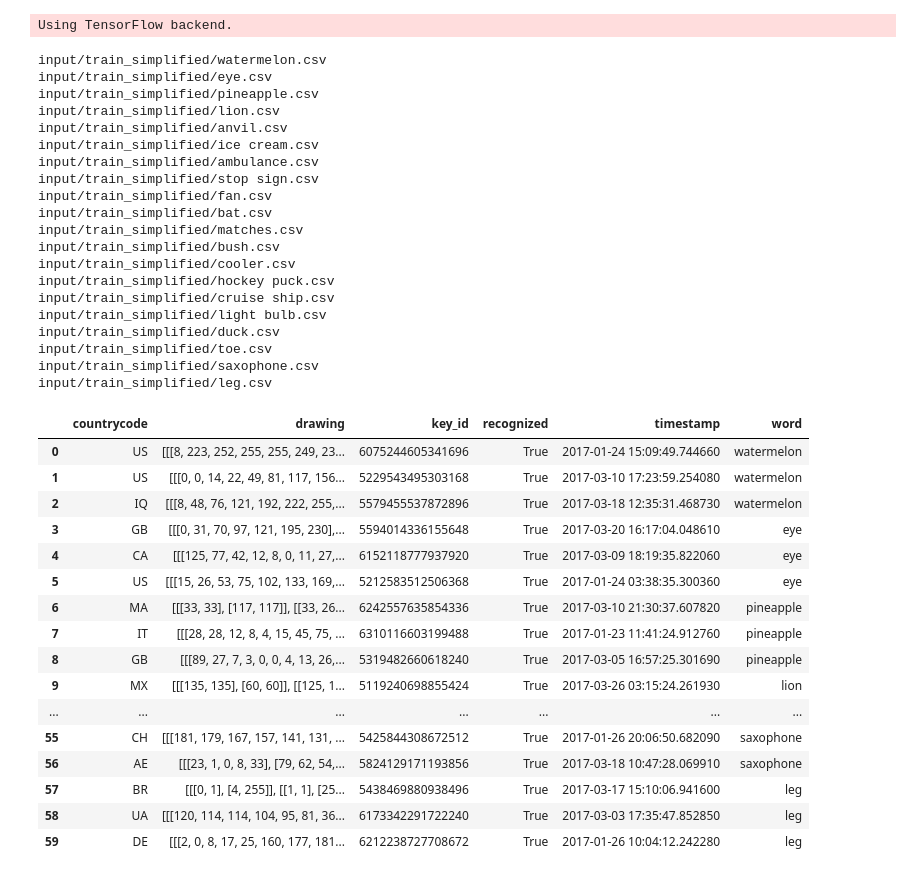
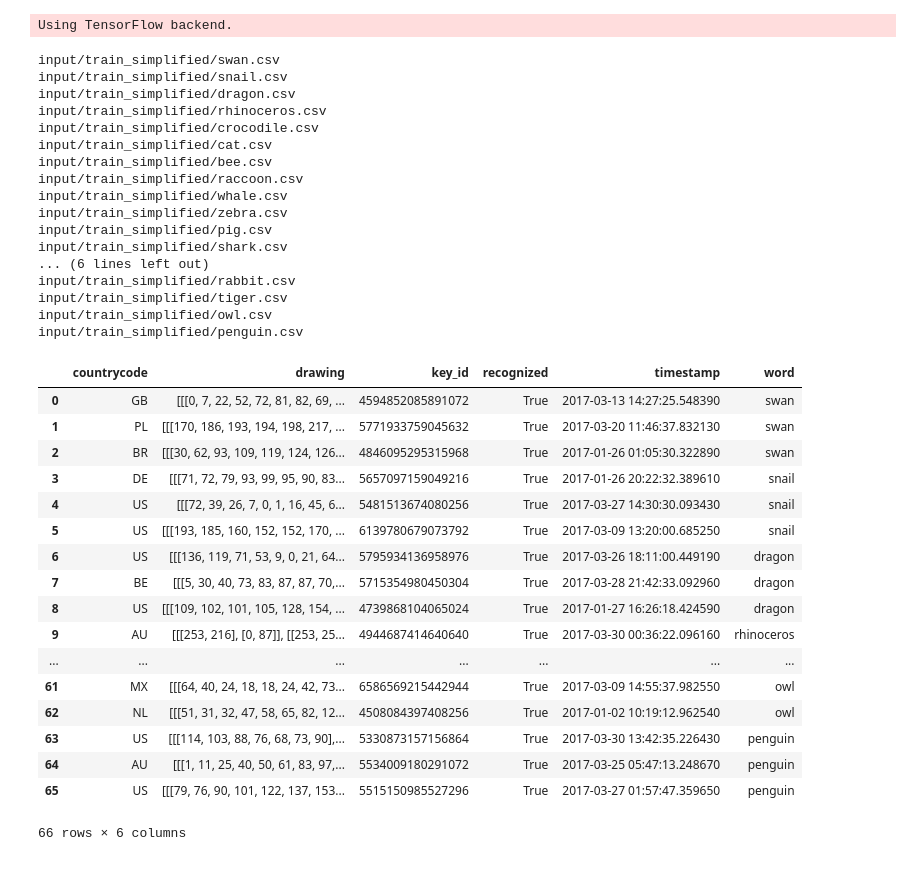
Before and after one commit to AbirHassan/DoodleDetect, a Jupyter notebook: Doodle Detect - Convolution Neural Network.ipynb, the cells around one changed output. Cells and saved outputs as stored; diff of their text form; code cells hidden in the pictures.

```diff
--- a/Doodle Detect - Convolution Neural Network.ipynb
+++ b/Doodle Detect - Convolution Neural Network.ipynb
@@ -22,57 +21,56 @@ from io import BytesIO
 Using TensorFlow backend.
 # %%
 fnames = os.listdir("input/train_simplified")
+fnames = ['input/train_simplified/cat.csv', 'input/train_simplified/dog.csv', 'input/train_simplified/dragon.csv', 'input/train_simplified/bee.csv', 'input/train_simplified/zebra.csv', 'input/train_simplified/crocodile.csv', 'input/train_simplified/hedgehog.csv', 'input/train_simplified/kangaroo.csv', 'input/train_simplified/lobster.csv', 'input/train_simplified/owl.csv', 'input/train_simplified/pig.csv', 'input/train_simplified/rabbit.csv', 'input/train_simplified/raccoon.csv', 'input/train_simplified/flamingo.csv', 'input/train_simplified/rhinoceros.csv', 'input/train_simplified/shark.csv', 'input/train_simplified/snail.csv', 'input/train_simplified/squirrel.csv', 'input/train_simplified/swan.csv', 'input/train_simplified/tiger.csv', 'input/train_simplified/whale.csv', 'input/train_simplified/penguin.csv']
 shuffle(fnames)
-fnames = fnames[0:20]
+#fnames = fnames[0:20]
 cnames = ['countrycode', 'drawing', 'key_id', 'recognized', 'timestamp', 'word']
 drawlist = []
 for f in fnames:
-    f = "input/train_simplified/" + f
+    #f = "input/train_simplified/" + f
     print(f)
     with open(f, 'r') as file:
-        first = pd.read_csv(file, nrows=10) # make sure we get a recognized drawing
+        first = pd.read_csv(file, nrows=10)
         first = first[first.recognized==True].head(3)
         drawlist.append(first)
 draw_df = pd.DataFrame(np.concatenate(drawlist), columns=cnames)
 draw_df
 # %% [output]
-input/train_simplified/watermelon.csv
-input/train_simplified/eye.csv
-input/train_simplified/pineapple.csv
-input/train_simplified/lion.csv
-input/train_simplified/anvil.csv
-input/train_simplified/ice cream.csv
-input/train_simplified/ambulance.csv
-input/train_simplified/stop sign.csv
-input/train_simplified/fan.csv
-input/train_simplified/bat.csv
-input/train_simplified/matches.csv
-input/train_simplified/bush.csv
-input/train_simplified/cooler.csv
-input/train_simplified/hockey puck.csv
-input/train_simplified/cruise ship.csv
-input/train_simplified/light bulb.csv
-input/train_simplified/duck.csv
-input/train_simplified/toe.csv
-input/train_simplified/saxophone.csv
-input/train_simplified/leg.csv
+input/train_simplified/swan.csv
+input/train_simplified/snail.csv
+input/train_simplified/dragon.csv
+input/train_simplified/rhinoceros.csv
+input/train_simplified/crocodile.csv
+input/train_simplified/cat.csv
+input/train_simplified/bee.csv
+input/train_simplified/raccoon.csv
+input/train_simplified/whale.csv
+input/train_simplified/zebra.csv
+input/train_simplified/pig.csv
+input/train_simplified/shark.csv
+... (6 lines left out)
+input/train_simplified/rabbit.csv
+input/train_simplified/tiger.csv
+input/train_simplified/owl.csv
+input/train_simplified/penguin.csv
 |  | countrycode | drawing | key_id | recognized | timestamp | word |
-| 0 | US | [[[8, 223, 252, 255, 255, 249, 23... | 6075244605341696 | True | 2017-01-24 15:09:49.744660 | watermelon |
-| 1 | US | [[[0, 0, 14, 22, 49, 81, 117, 156... | 5229543495303168 | True | 2017-03-10 17:23:59.254080 | watermelon |
-| 2 | IQ | [[[8, 48, 76, 121, 192, 222, 255,... | 5579455537872896 | True | 2017-03-18 12:35:31.468730 | watermelon |
-| 3 | GB | [[[0, 31, 70, 97, 121, 195, 230],... | 5594014336155648 | True | 2017-03-20 16:17:04.048610 | eye |
-| 4 | CA | [[[125, 77, 42, 12, 8, 0, 11, 27,... | 6152118777937920 | True | 2017-03-09 18:19:35.822060 | eye |
-| 5 | US | [[[15, 26, 53, 75, 102, 133, 169,... | 5212583512506368 | True | 2017-01-24 03:38:35.300360 | eye |
-| 6 | MA | [[[33, 33], [117, 117]], [[33, 26... | 6242557635854336 | True | 2017-03-10 21:30:37.607820 | pineapple |
-| 7 | IT | [[[28, 28, 12, 8, 4, 15, 45, 75, ... | 6310116603199488 | True | 2017-01-23 11:41:24.912760 | pineapple |
-| 8 | GB | [[[89, 27, 7, 3, 0, 0, 4, 13, 26,... | 5319482660618240 | True | 2017-03-05 16:57:25.301690 | pineapple |
-| 9 | MX | [[[135, 135], [60, 60]], [[125, 1... | 5119240698855424 | True | 2017-03-26 03:15:24.261930 | lion |
+| 0 | GB | [[[0, 7, 22, 52, 72, 81, 82, 69, ... | 4594852085891072 | True | 2017-03-13 14:27:25.548390 | swan |
+| 1 | PL | [[[170, 186, 193, 194, 198, 217, ... | 5771933759045632 | True | 2017-03-20 11:46:37.832130 | swan |
+| 2 | BR | [[[30, 62, 93, 109, 119, 124, 126... | 4846095295315968 | True | 2017-01-26 01:05:30.322890 | swan |
+| 3 | DE | [[[71, 72, 79, 93, 99, 95, 90, 83... | 5657097159049216 | True | 2017-01-26 20:22:32.389610 | snail |
+| 4 | US | [[[72, 39, 26, 7, 0, 1, 16, 45, 6... | 5481513674080256 | True | 2017-03-27 14:30:30.093430 | snail |
+| 5 | US | [[[193, 185, 160, 152, 152, 170, ... | 6139780679073792 | True | 2017-03-09 13:20:00.685250 | snail |
+| 6 | US | [[[136, 119, 71, 53, 9, 0, 21, 64... | 5795934136958976 | True | 2017-03-26 18:11:00.449190 | dragon |
+| 7 | BE | [[[5, 30, 40, 73, 83, 87, 87, 70,... | 5715354980450304 | True | 2017-03-28 21:42:33.092960 | dragon |
+| 8 | US | [[[109, 102, 101, 105, 128, 154, ... | 4739868104065024 | True | 2017-01-27 16:26:18.424590 | dragon |
+| 9 | AU | [[[253, 216], [0, 87]], [[253, 25... | 4944687414640640 | True | 2017-03-30 00:36:22.096160 | rhinoceros |
 | ... | ... | ... | ... | ... | ... | ... |
-| 55 | CH | [[[181, 179, 167, 157, 141, 131, ... | 5425844308672512 | True | 2017-01-26 20:06:50.682090 | saxophone |
-| 56 | AE | [[[23, 1, 0, 8, 33], [79, 62, 54,... | 5824129171193856 | True | 2017-03-18 10:47:28.069910 | saxophone |
-| 57 | BR | [[[0, 1], [4, 255]], [[1, 1], [25... | 5438469880938496 | True | 2017-03-17 15:10:06.941600 | leg |
-| 58 | UA | [[[120, 114, 114, 104, 95, 81, 36... | 6173342291722240 | True | 2017-03-03 17:35:47.852850 | leg |
-| 59 | DE | [[[2, 0, 8, 17, 25, 160, 177, 181... | 6212238727708672 | True | 2017-01-26 10:04:12.242280 | leg |
+| 61 | MX | [[[64, 40, 24, 18, 18, 24, 42, 73... | 6586569215442944 | True | 2017-03-09 14:55:37.982550 | owl |
+| 62 | NL | [[[51, 31, 32, 47, 58, 65, 82, 12... | 4508084397408256 | True | 2017-01-02 10:19:12.962540 | owl |
+| 63 | US | [[[114, 103, 88, 76, 68, 73, 90],... | 5330873157156864 | True | 2017-03-30 13:42:35.226430 | penguin |
+| 64 | AU | [[[1, 11, 25, 40, 50, 61, 83, 97,... | 5534009180291072 | True | 2017-03-25 05:47:13.248670 | penguin |
+| 65 | US | [[[79, 76, 90, 101, 122, 137, 153... | 5515150985527296 | True | 2017-03-27 01:57:47.359650 | penguin |
+66 rows × 6 columns
 # %%
 example1s = [ast.literal_eval(pts) for pts in draw_df.drawing.values]
 # %%
```
Also changed, not shown: parts of 22 cells of this notebook, 1 other file.
